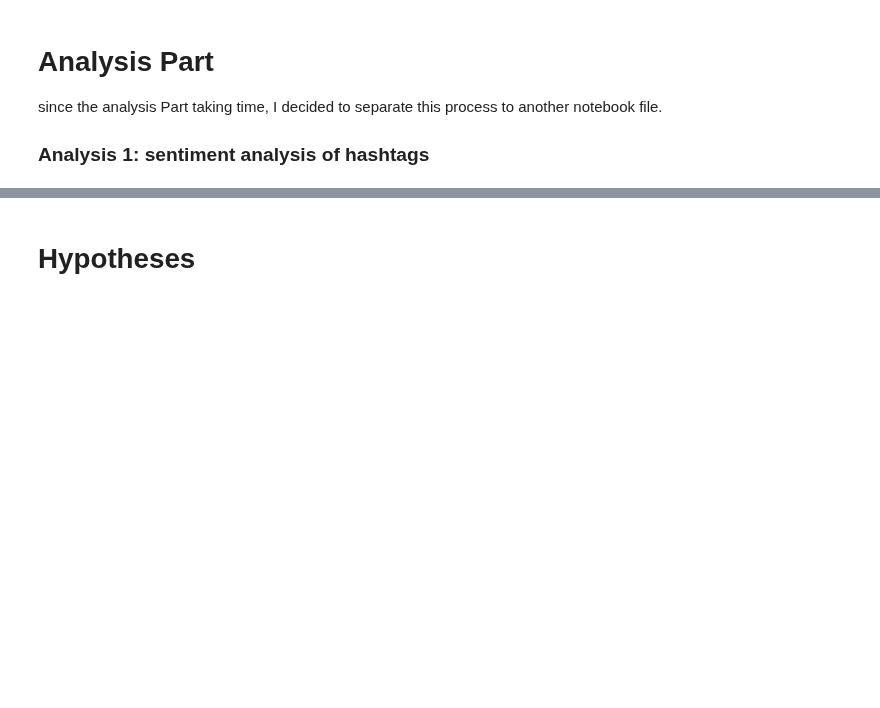
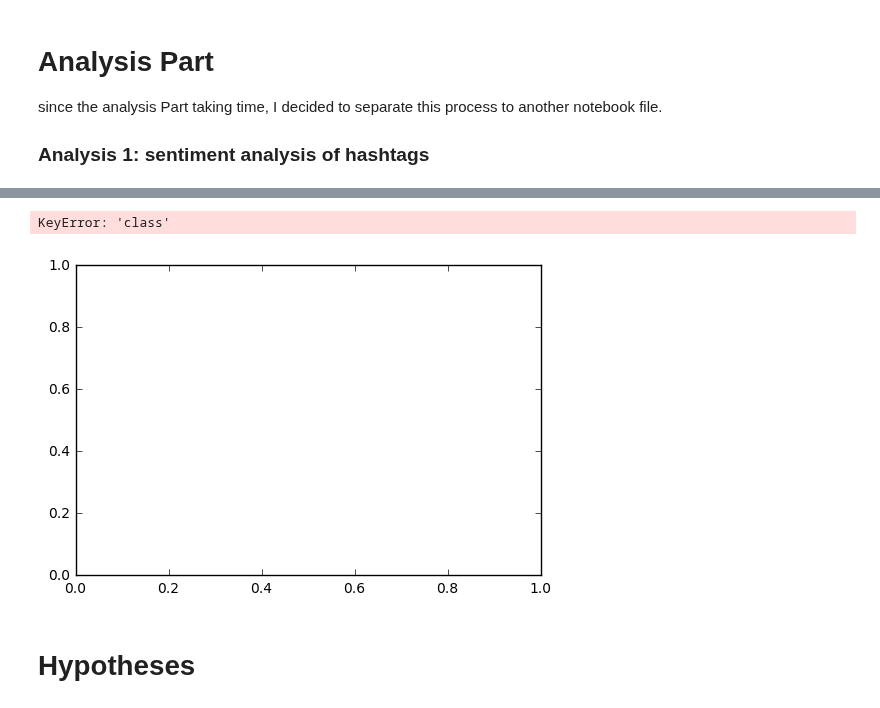
Before and after one commit to indralukmana/twitter-brexit, a Jupyter notebook: iqbal/bot_analysis.ipynb, the cells around one changed output, grey strips where cells are left out. Saved outputs shown, nothing was run; the diff lists cells and outputs as text; code cells hidden in the pictures; blank space fills up the shorter version.

```diff
--- a/iqbal/bot_analysis.ipynb
+++ b/iqbal/bot_analysis.ipynb
@@ -195,3 +251,23 @@ for key, value in sorted(mydict.iteritems(), key=lambda (k,v): (v,k), reverse=Tr
+# %%
+
+
+fig, ax = plt.subplots()
+new_labels = ['created_at', 'class']
+ii=0
+
+
+for a in [compiled_data['created_at'].dt.strftime('%H%m'), data['class']]:
+    sns.distplot(a,  ax=ax, kde=False, label=new_labels[ii])
+    ii=ii+1
+
+ax.set_ylabel("Count")
+ax.set_xlabel("Amount (GBP)")
+ax.set_xlim([0, 55])
+ax.set_ylim([0, 60])
+ax.legend()
+# %% [output]
+KeyError: 'class'
+[figure, added]
 # %% [markdown]
 <h1>Hypotheses</h1>
 # %% [markdown]
```
Also changed, not shown: parts of 14 cells of this notebook.
